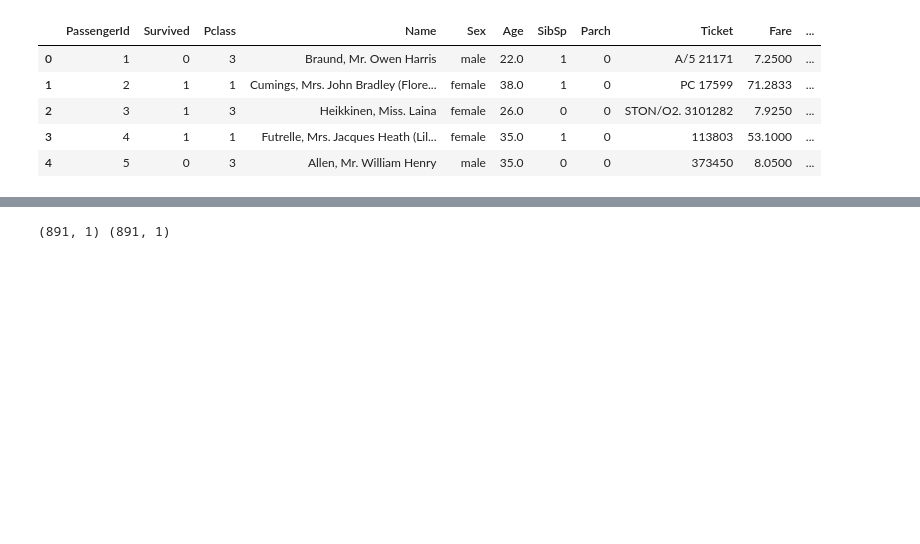
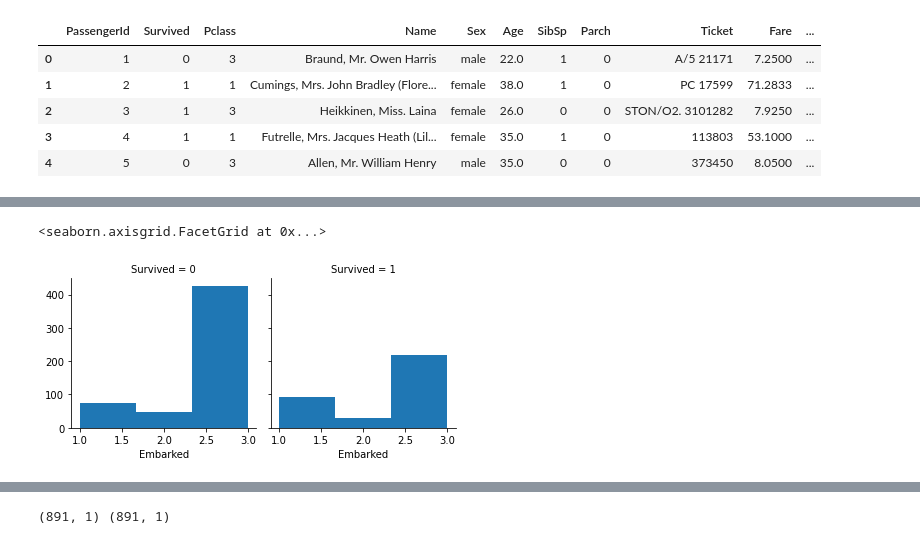
Before and after one commit to MichelleLucio/Titanic-Machine-Learning-Project, a Jupyter notebook: Titanic.ipynb, the cells around one changed output, grey strips where cells are left out. Cells and saved outputs as stored; diff of their text form; code cells hidden in the pictures; blank space fills up the shorter version.

```diff
--- a/Titanic.ipynb
+++ b/Titanic.ipynb
@@ -105,0 +233,9 @@ train_df
+# %%
+#Survival by Embarking Station Graph
+#C = Cherbourg, Q = Queenstown, S = Southampton
+
+embarked = sns.FacetGrid(train_df, col="Survived")
+embarked.map(plt.hist, "Embarked", bins=3)
+# %% [output]
+<seaborn.axisgrid.FacetGrid at 0x...>
+[figure, added]
```
Also changed, not shown: parts of 43 cells of this notebook.
